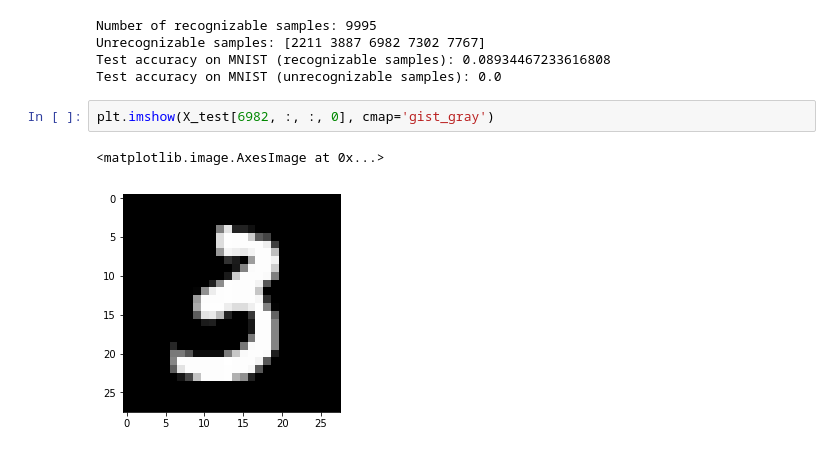
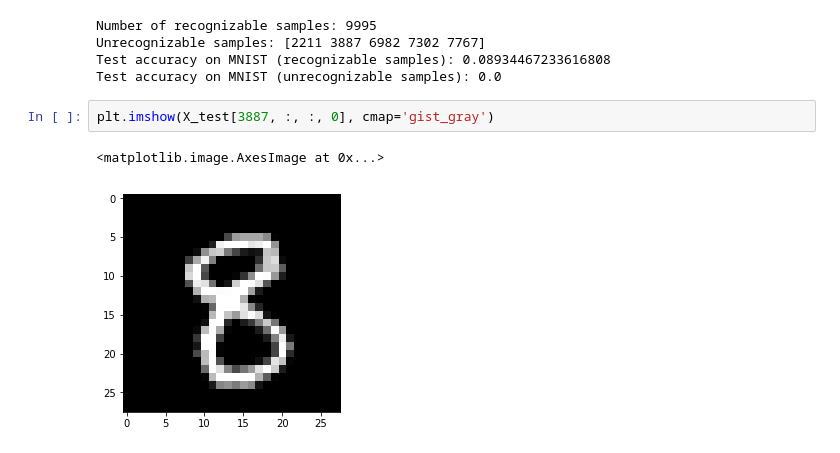
Before and after one commit to purva98/easy-bnn-with-tf2.0, a Jupyter notebook: bnn-tf1.ipynb, the cells around one changed output. Drawn from its saved outputs; the diff is of its cells as text.

```diff
--- a/bnn-tf1.ipynb
+++ b/bnn-tf1.ipynb
@@ -254,7 +254,7 @@ Unrecognizable samples: [2211 3887 6982 7302 7767]
 Test accuracy on MNIST (recognizable samples): 0.08934467233616808
 Test accuracy on MNIST (unrecognizable samples): 0.0
 # %%
-plt.imshow(X_test[6982, :, :, 0], cmap='gist_gray')
+plt.imshow(X_test[3887, :, :, 0], cmap='gist_gray')
 # %% [output]
 <matplotlib.image.AxesImage at 0x...>
-[figure, old version]
+[figure, new version]
```
Also changed, not shown: 1 other file.
